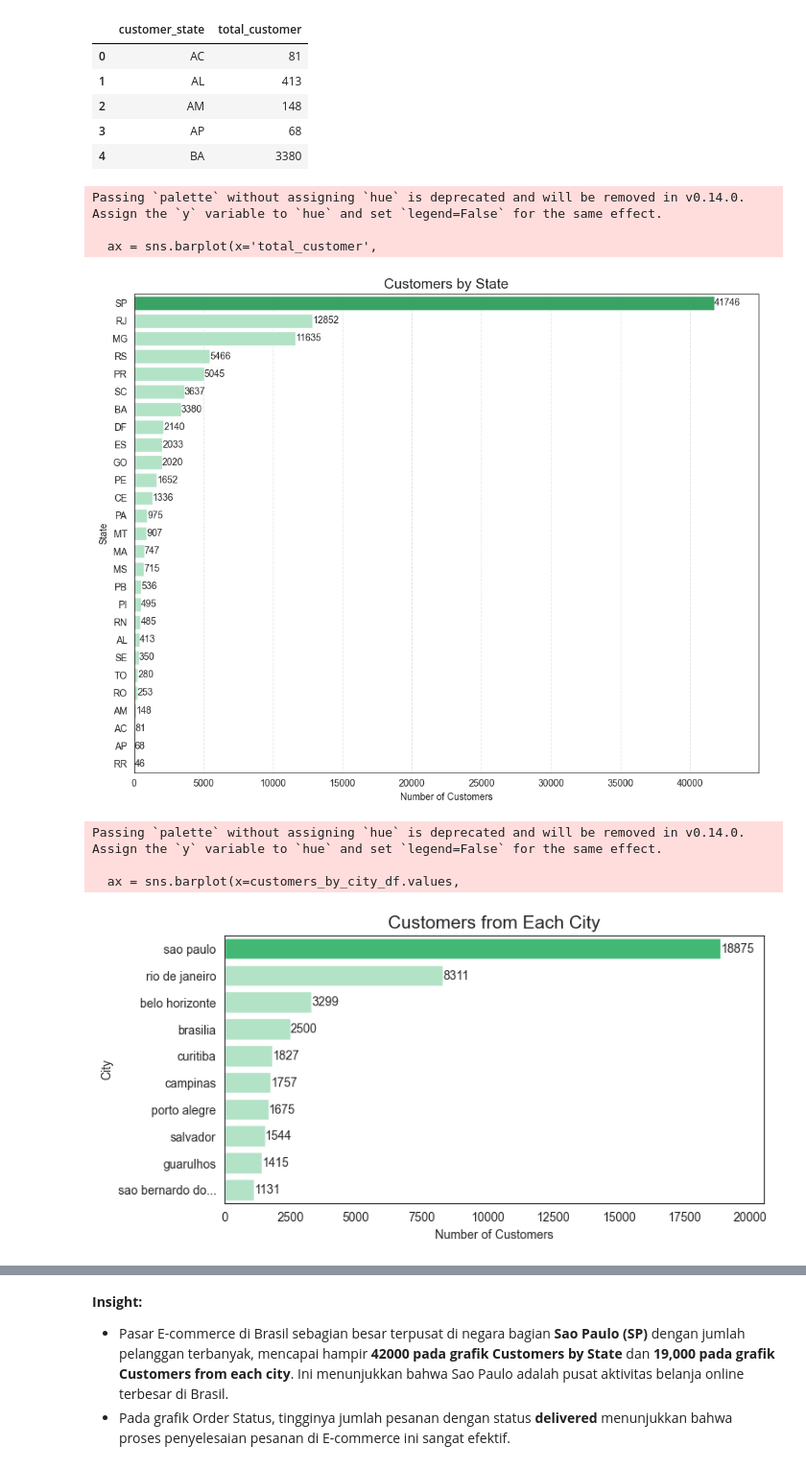
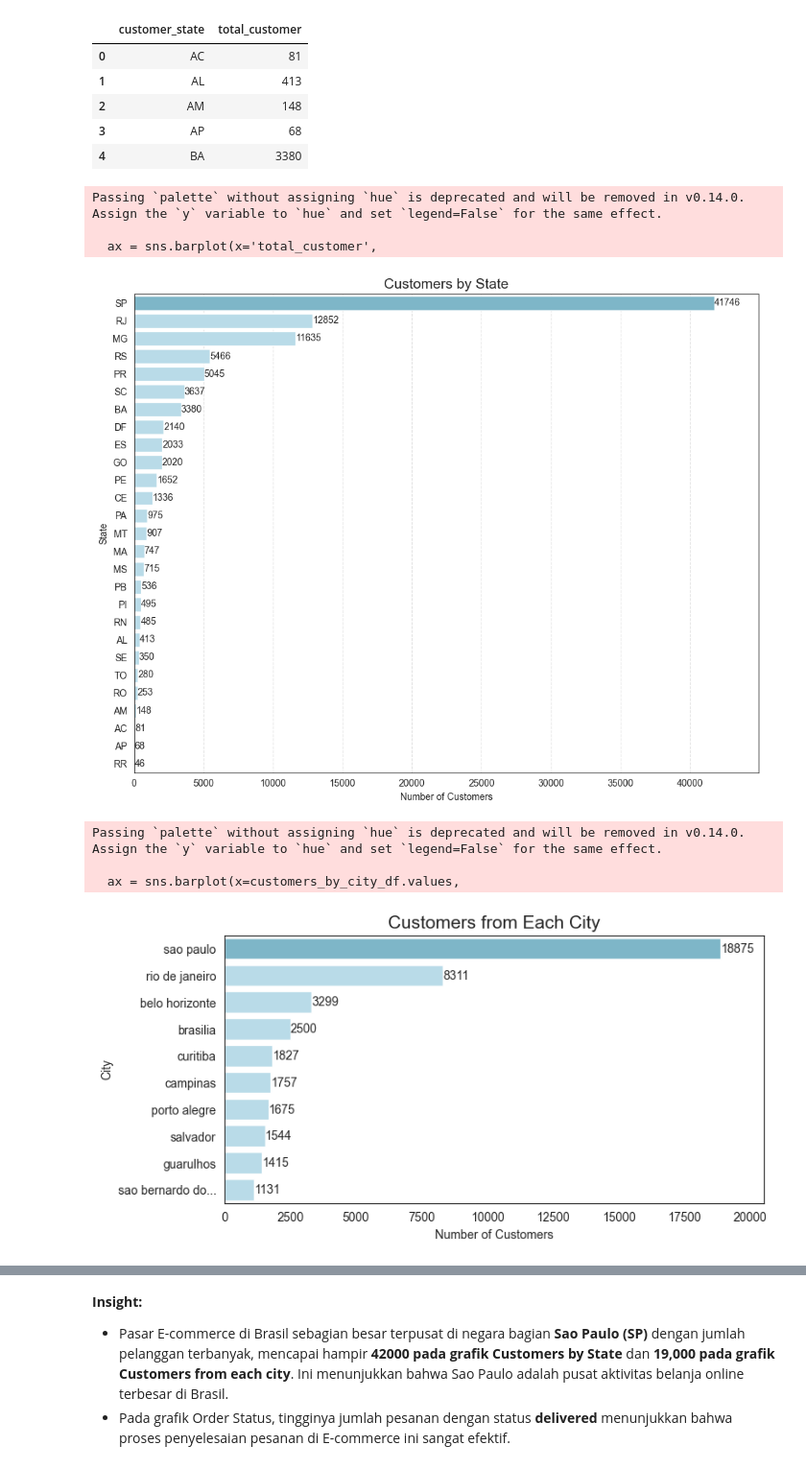
Before and after one commit to LukasKrisna/ecommerce-analysis, a Jupyter notebook: Proyek_Analisis_Data.ipynb, the cells around one changed output, grey strips where cells are left out. Shown at 96% size. Saved outputs shown, nothing was run; the diff lists cells and outputs as text; code cells hidden in the pictures.

```diff
--- a/Proyek_Analisis_Data.ipynb
+++ b/Proyek_Analisis_Data.ipynb
@@ -1190,7 +1190,7 @@ sns.set_style("white")
 most_common_state = customers_by_state_df.loc[customers_by_state_df['total_customer'].idxmax(), 'customer_state']
 customers_by_state_df = customers_by_state_df.sort_values(by='total_customer', ascending=False)
 
-palette = ["#28B463" if state == most_common_state else "#ABEBC6" for state in customers_by_state_df['customer_state']]
+palette = ["#72BCD4" if state == most_common_state else "#B1DEF0" for state in customers_by_state_df['customer_state']]
 
 ax = sns.barplot(x='total_customer',
                  y='customer_state',
@@ -1217,39 +1217,39 @@ plt.show()
 Passing `palette` without assigning `hue` is deprecated and will be removed in v0.14.0. Assign the `y` variable to `hue` and set `legend=False` for the same effect.
 
   ax = sns.barplot(x='total_customer',
-[figure, old version]
+[figure, new version]
 # %%
 customers_by_city_df = all_data['customer_city'].value_counts().head(10)
 customers_by_city_df = customers_by_city_df.sort_values(ascending=False)
 
 top_cities = customers_by_city_df.index
 top_cities = [textwrap.shorten(city, width=20, placeholder="...") for city in top_cities]
 
 plt.figure(figsize=(8, 4))
 
 most_common_city = customers_by_city_df.idxmax()
 
 ax = sns.barplot(x=customers_by_city_df.values,
                  y=top_cities,
-                 palette=["#2ECC71" if city == most_common_city else "#ABEBC6" for city in top_cities]
+                 palette=["#72BCD4" if city == most_common_city else "#B1DEF0" for city in top_cities]
                 )
 
 plt.xlim(0, customers_by_city_df.max() + 1650)
 
 plt.title("Customers from Each City", fontsize=15)
 plt.xlabel("Number of Customers")
 plt.ylabel("City")
 plt.xticks(fontsize=10)
 
 for p in ax.patches:
     ax.annotate(f'{p.get_width():.0f}', (p.get_width(), p.get_y() + p.get_height() / 2.), va='center', fontsize=10)
 
 plt.show()
 # %% [output]
 Passing `palette` without assigning `hue` is deprecated and will be removed in v0.14.0. Assign the `y` variable to `hue` and set `legend=False` for the same effect.
 
   ax = sns.barplot(x=customers_by_city_df.values,
-[figure, old version]
+[figure, new version]
 # %%
 total_order_status_df = all_data['order_status'].value_counts(ascending=True)
 
```
Also changed, not shown: parts of 4 cells of this notebook.
